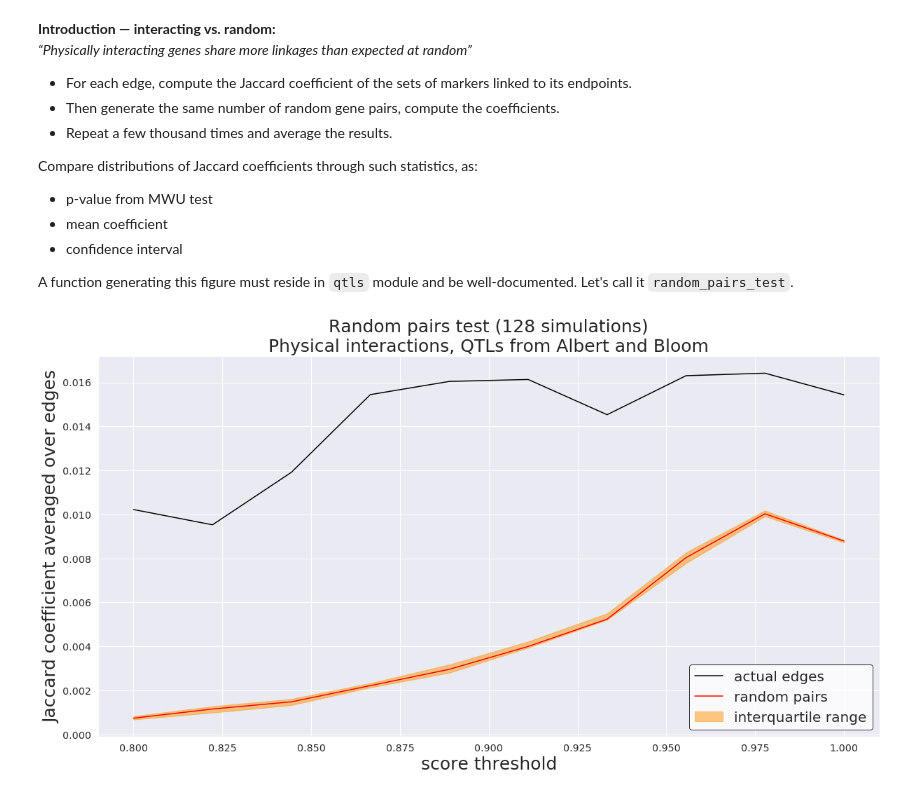
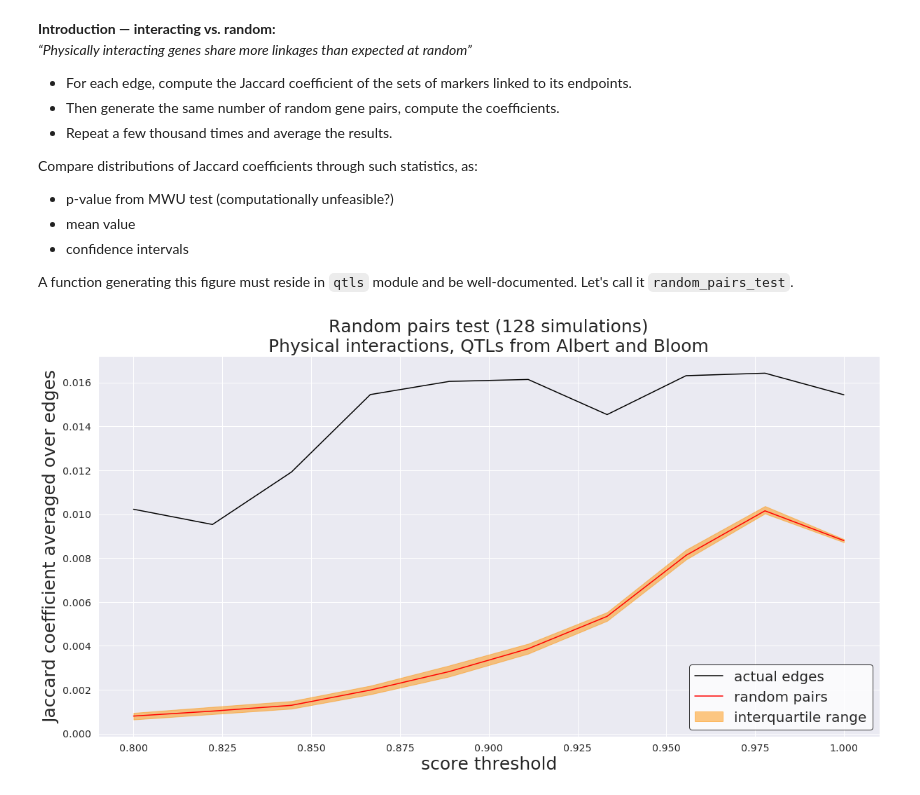
Before and after one commit to ivanov-v-v/PPINs-QTLs-Joint-Analysis, a Jupyter notebook: notebooks/figure-1.ipynb, the cells around one changed output. Saved outputs shown, nothing was run; the diff lists cells and outputs as text; code cells hidden in the pictures.

```diff
--- a/notebooks/figure-1.ipynb
+++ b/notebooks/figure-1.ipynb
@@ -98,9 +99,9 @@ interactome_graph = interactome_graphs_dict["physical"]
 
 Compare distributions of Jaccard coefficients through such statistics, as:
 
-- p-value from MWU test
-- mean coefficient
-- confidence interval
+- p-value from MWU test (computationally unfeasible?)
+- mean value
+- confidence intervals
 
 A function generating this figure must reside in `qtls` module and be well-documented.
 Let's call it `random_pairs_test`.
@@ -189,35 +251,31 @@ class RandomPairsTest:
 rptest = RandomPairsTest(interactome_graph,
                          qtls_df["eQTLs_2018"],
                          np.linspace(0.8, 1, 10),
-                         10)
+                         128,
+                         32)
 simulation_results = rptest.map_reduce()
 # %%
 sns.set(font_scale=1.3)
 plt.figure(figsize=(20,10))
 plt.title("Random pairs test (128 simulations)\nPhysical interactions, QTLs from Albert and Bloom", fontsize=25)
 plt.xlabel("score threshold", fontsize=25)
 plt.ylabel("Jaccard coefficient averaged over edges", fontsize=25)
 plt.plot(score_thresholds,
          simulation_results["actual"],
          label="actual edges",
          c="black")
-# simulation_summary = {
-#     "1st-quartile" : np.quantile(simulation_results["random"], 0.25, axis=1),
-#     "median" : np.median(simulation_results["random"], axis=1),
-#     "3rd-quartile" : np.quantile(simulation_results["random"], 0.75, axis=1)
-# }
 plt.plot(score_thresholds,
-         simulation_summary["median"],
+         simulation_results["random"]["median"],
          label="random pairs",
          c="red")
 plt.fill_between(score_thresholds,
-                 simulation_summary["1st-quartile"],
-                 simulation_summary["3rd-quartile"],
+                 simulation_results["random"]["1st-quartile"],
+                 simulation_results["random"]["3rd-quartile"],
                  color="xkcd:tangerine", alpha=0.5,
                  label="interquartile range")
 legend = plt.legend(loc="lower right", fontsize=20);
 frame = legend.get_frame();
 frame.set_facecolor("white");
 frame.set_edgecolor("black");
 # %% [output]
-[figure, old version]
+[figure, new version]
```
Also changed, not shown: parts of 2 cells of this notebook.
